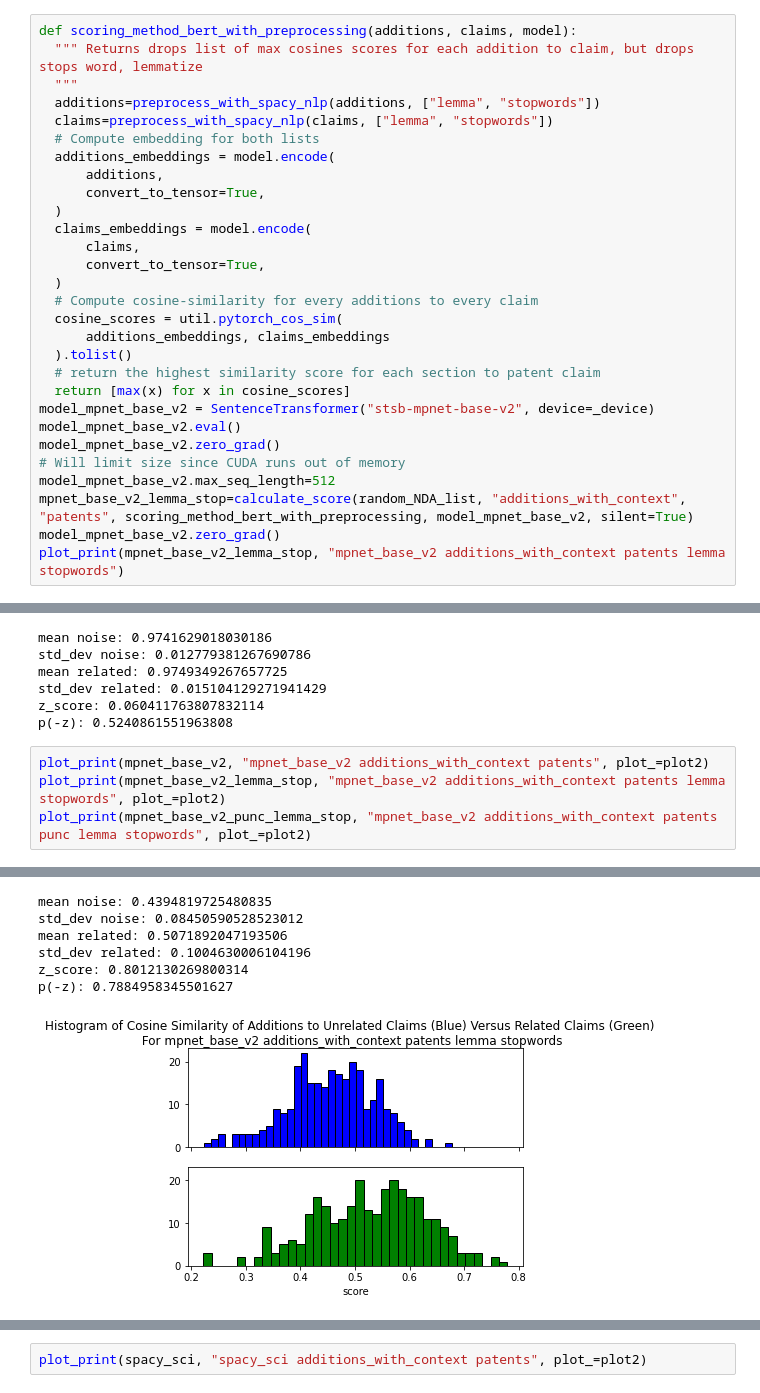
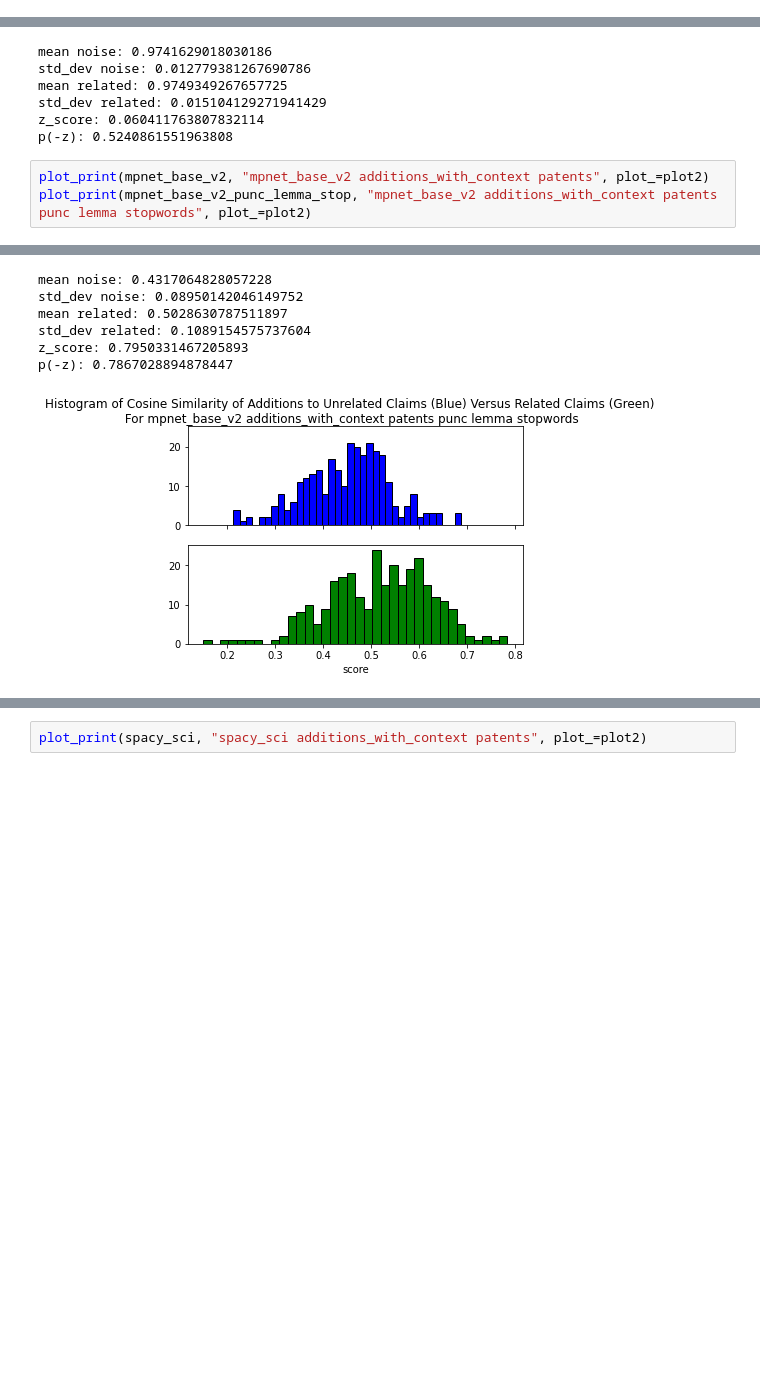
Before and after one commit to pharmaDB/scoring_data_processor, a Jupyter notebook: analysis/Noise_to_Related_Claims_Histogram_DrugLabelsandPatent.ipynb, the cells around one changed output, grey strips where cells are left out. Cells and saved outputs as stored; diff of their text form; blank space fills up the shorter version.

```diff
--- a/analysis/Noise_to_Related_Claims_Histogram_DrugLabelsandPatent.ipynb
+++ b/analysis/Noise_to_Related_Claims_Histogram_DrugLabelsandPatent.ipynb
@@ -553,32 +555,3 @@ mean related: 0.1444162698265769
 std_dev related: 0.11068076907316785
 z_score: 1.197804511880531
 p(-z): 0.8845034348456072
-# %%
-def scoring_method_bert_with_preprocessing(additions, claims, model):
-  """ Returns drops list of max cosines scores for each addition to claim, but drops stops word, lemmatize
-  """
-  additions=preprocess_with_spacy_nlp(additions, ["lemma", "stopwords"])
-  claims=preprocess_with_spacy_nlp(claims, ["lemma", "stopwords"])
-  # Compute embedding for both lists
-  additions_embeddings = model.encode(
-      additions,
-      convert_to_tensor=True,
-  )
-  claims_embeddings = model.encode(
-      claims,
-      convert_to_tensor=True,
-  )
-  # Compute cosine-similarity for every additions to every claim
-  cosine_scores = util.pytorch_cos_sim(
-      additions_embeddings, claims_embeddings
-  ).tolist()
-  # return the highest similarity score for each section to patent claim
-  return [max(x) for x in cosine_scores]
-model_mpnet_base_v2 = SentenceTransformer("stsb-mpnet-base-v2", device=_device)
-model_mpnet_base_v2.eval()
-model_mpnet_base_v2.zero_grad()
-# Will limit size since CUDA runs out of memory
-model_mpnet_base_v2.max_seq_length=512
-mpnet_base_v2_lemma_stop=calculate_score(random_NDA_list, "additions_with_context", "patents", scoring_method_bert_with_preprocessing, model_mpnet_base_v2, silent=True)
-model_mpnet_base_v2.zero_grad()
-plot_print(mpnet_base_v2_lemma_stop, "mpnet_base_v2 additions_with_context patents lemma stopwords")
@@ -702,6 +667,5 @@ z_score: 0.060411763807832114
 p(-z): 0.5240861551963808
 # %%
 plot_print(mpnet_base_v2, "mpnet_base_v2 additions_with_context patents", plot_=plot2)
-plot_print(mpnet_base_v2_lemma_stop, "mpnet_base_v2 additions_with_context patents lemma stopwords", plot_=plot2)
 plot_print(mpnet_base_v2_punc_lemma_stop, "mpnet_base_v2 additions_with_context patents punc lemma stopwords", plot_=plot2)
 # %% [output]
@@ -709,7 +673,7 @@ plot_print(mpnet_base_v2_punc_lemma_stop, "mpnet_base_v2 additions_with_context
-mean noise: 0.4394819725480835
-std_dev noise: 0.08450590528523012
-mean related: 0.5071892047193506
-std_dev related: 0.1004630006104196
-z_score: 0.8012130269800314
-p(-z): 0.7884958345501627
+mean noise: 0.4317064828057228
+std_dev noise: 0.08950142046149752
+mean related: 0.5028630787511897
+std_dev related: 0.1089154575737604
+z_score: 0.7950331467205893
+p(-z): 0.7867028894878447
-[figure, old version]
+[figure, new version]
```
Also changed, not shown: parts of 7 cells of this notebook.
